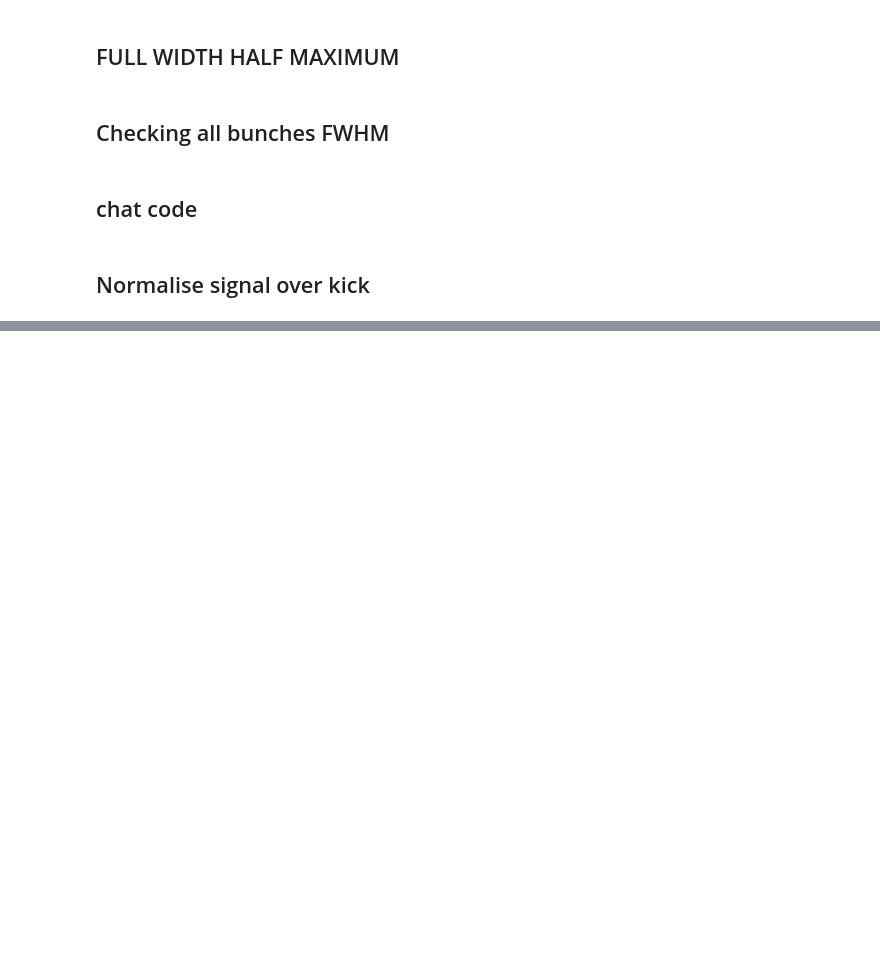
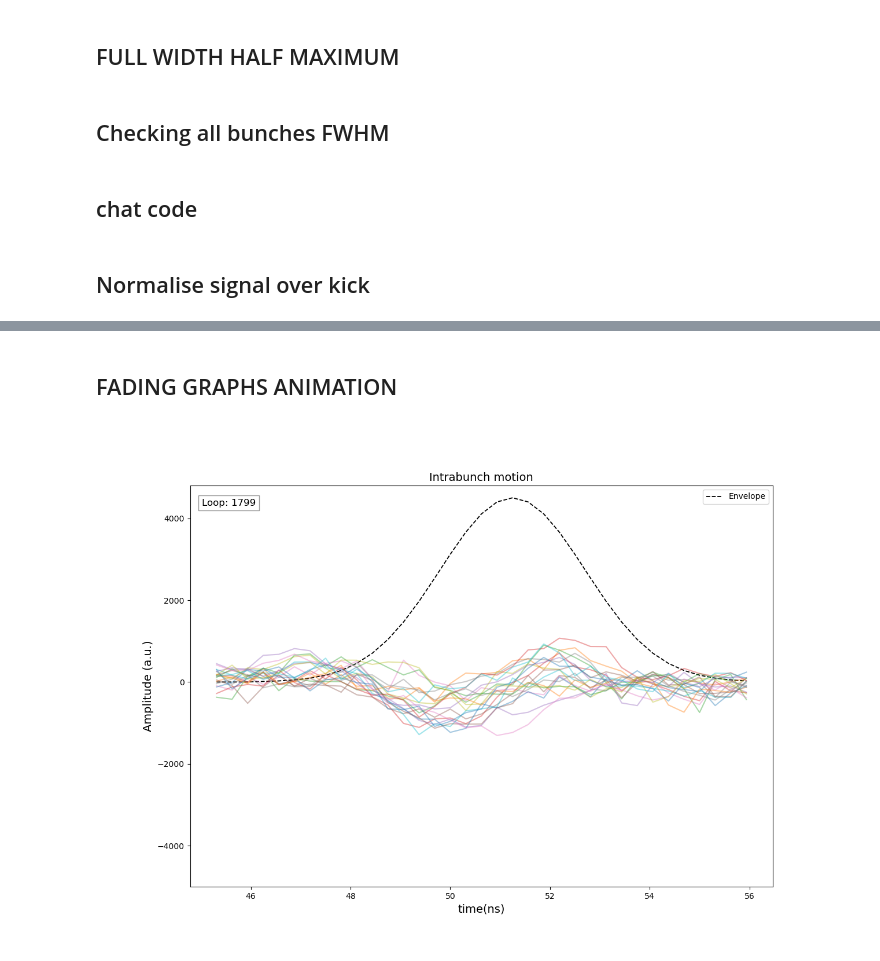
Before and after one commit to frastra2004/SPS_TMCI, a Jupyter notebook: beam_RMS_SPS.ipynb, the cells around one changed output, grey strips where cells are left out. Drawn from its saved outputs; the diff is of its cells as text; code cells hidden in the pictures; blank space fills up the shorter version.

```diff
--- a/beam_RMS_SPS.ipynb
+++ b/beam_RMS_SPS.ipynb
@@ -561,3 +576,45 @@ peak_differences = []
 for i in range(1, len(tops_refined)):
     diff = tops_refined[i,0] - tops_refined[i-1,0]
     peak_differences.append(diff)
+# %% [markdown]
+## FADING GRAPHS ANIMATION
+# %%
+import matplotlib.animation as animation
+step = ((3.2e9)**(-1))*1e9  # in ns
+x4 = np.linspace(0, 1000*step, 1001)
+%matplotlib ipympl
+
+fig, ax = plt.subplots(figsize=(13,9))
+
+#ax.set_xlim(144, 181)
+ax.set_ylim(np.nanmin(-5000), np.nanmax(4800))
+ax.set_title("Intrabunch motion", fontsize=14)
+ax.set_xlabel('time(ns)',fontsize=14)
+ax.set_ylabel('Amplitude (a.u.)',fontsize=14)
+ax.plot(x4[145:180],envelope[145:180],'--', color='black', linewidth=1.3, label='Envelope')
+ax.legend()
+lines = []            # store plotted Line2D objects
+KEEP = 20
+
+frame_text = ax.text(0.02, 0.95, '', transform=ax.transAxes, fontsize=12,
+                     bbox=dict(facecolor='white', alpha=0.4))
+
+def update(frame):
+    # plot the new frame as a new line
+    line, = ax.plot(x4[145:180], offset_vert_delta_split[frame,145:180], alpha=0.4)
+    lines.append(line)
+
+    # if we have more than KEEP, remove the oldest from axes and list
+    if len(lines) > KEEP:
+        old = lines.pop(0)
+        old.remove()   # remove from axes so it no longer draws
+
+    # update text
+    frame_text.set_text(f'Loop: {frame}')
+    return []   # blit=False ignores returned artists
+               # (we still return nothing; matplotlib redraws whole canvas)
+
+ani = animation.FuncAnimation(fig, update, frames=range(550,1800), blit=False, interval=50,repeat=False)
+ani.save('vertical_sigma_vanishing.mp4', writer='ffmpeg', fps=20)
+# %% [output]
+[figure, added]
```
Also changed, not shown: parts of 11 cells of this notebook, 7 other files.
